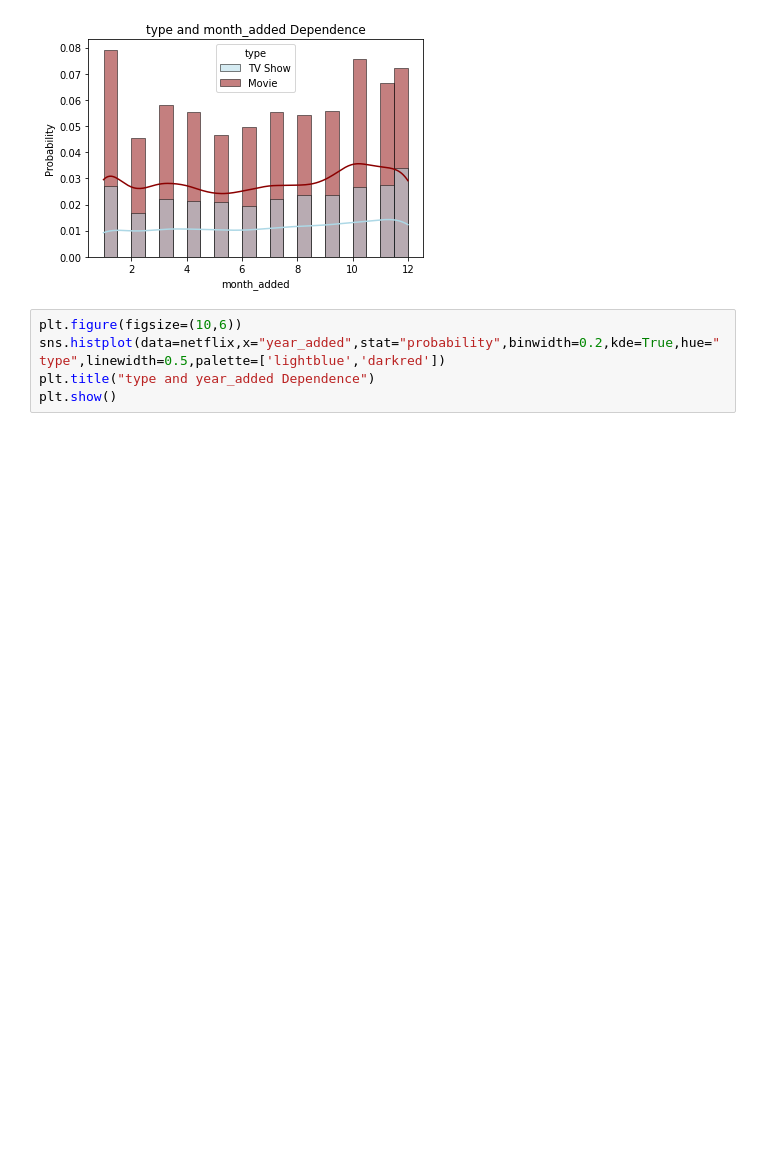
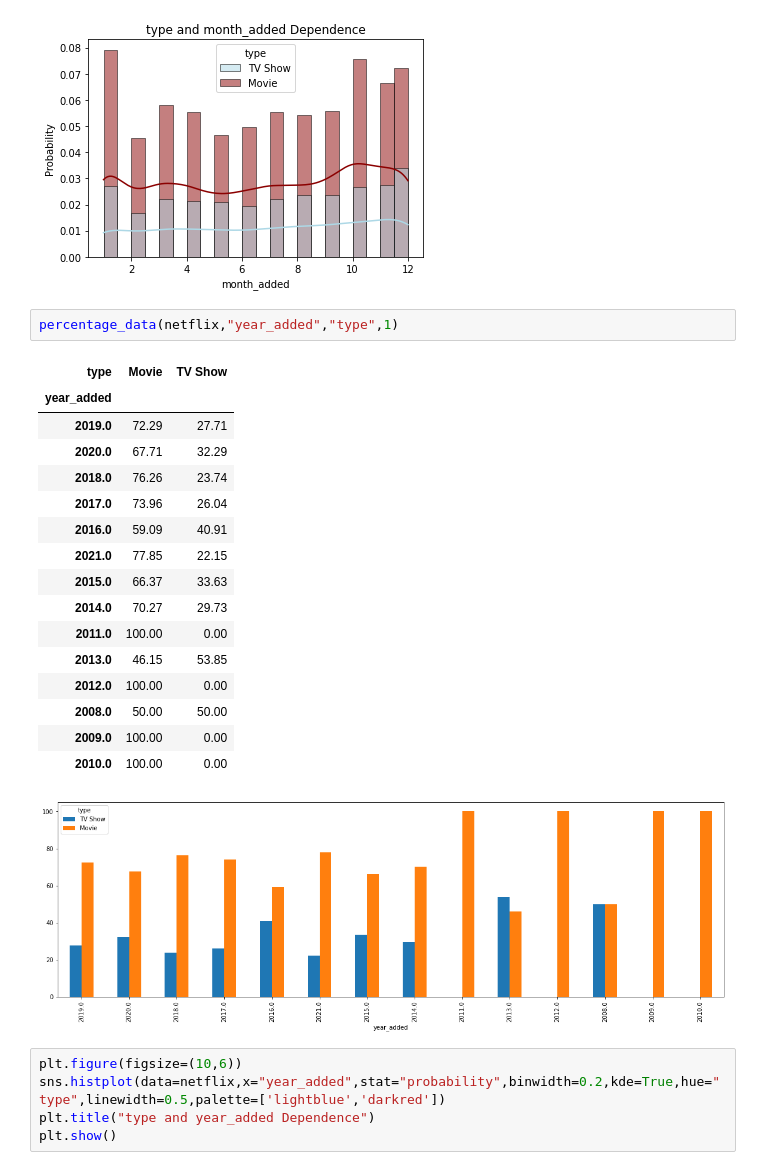
Before and after one commit to gauriagarwal18/NETFLIX_MOVIES_AND_TV_SHOWS_CLUSTERING, a Jupyter notebook: Netflix_Movies_And_Tv_Shows_Clustering_.ipynb, the cells around one changed output. Cells and saved outputs as stored; diff of their text form; blank space fills up the shorter version.

```diff
--- a/Netflix_Movies_And_Tv_Shows_Clustering_.ipynb
+++ b/Netflix_Movies_And_Tv_Shows_Clustering_.ipynb
@@ -1060,6 +1060,26 @@ plt.title("type and month_added Dependence")
 plt.show()
 # %% [output]
 [figure]
+# %%
+percentage_data(netflix,"year_added","type",1)
+# %% [output]
+| type | Movie | TV Show |
+| year_added |  |  |
+| 2019.0 | 72.29 | 27.71 |
+| 2020.0 | 67.71 | 32.29 |
+| 2018.0 | 76.26 | 23.74 |
+| 2017.0 | 73.96 | 26.04 |
+| 2016.0 | 59.09 | 40.91 |
+| 2021.0 | 77.85 | 22.15 |
+| 2015.0 | 66.37 | 33.63 |
+| 2014.0 | 70.27 | 29.73 |
+| 2011.0 | 100.00 | 0.00 |
+| 2013.0 | 46.15 | 53.85 |
+| 2012.0 | 100.00 | 0.00 |
+| 2008.0 | 50.00 | 50.00 |
+| 2009.0 | 100.00 | 0.00 |
+| 2010.0 | 100.00 | 0.00 |
+[figure, added]
 # %%
 plt.figure(figsize=(10,6))
 sns.histplot(data=netflix,x="year_added",stat="probability",binwidth=0.2,kde=True,hue="type",linewidth=0.5,palette=['lightblue','darkred'])
```
Also changed, not shown: parts of 4 cells of this notebook.
